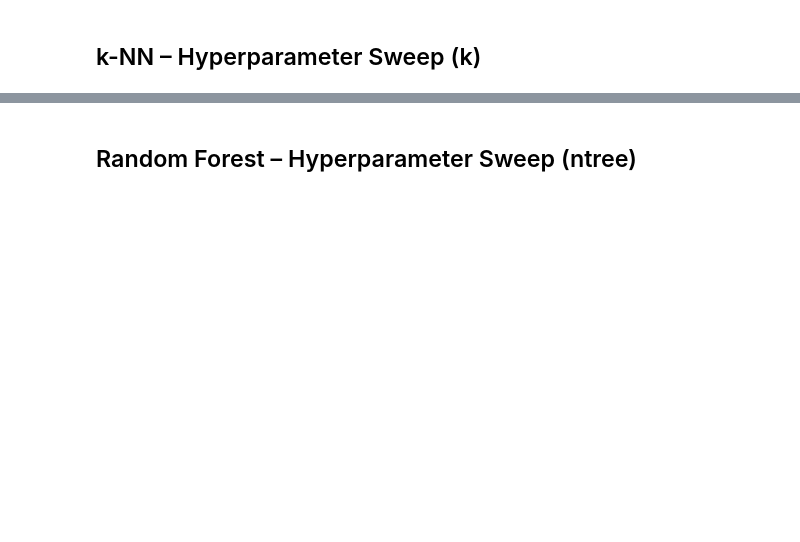
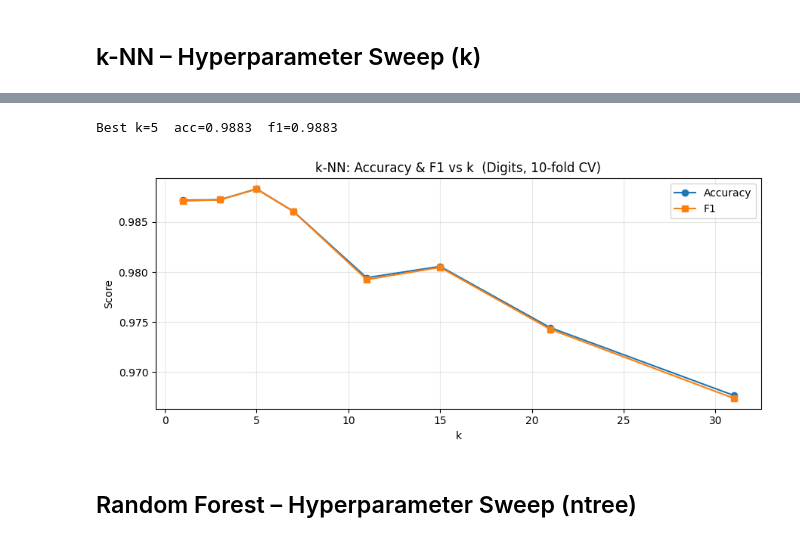
Before and after one commit to vishalhanuman14/classical-ml-benchmark, a Jupyter notebook: notebooks/01_digits.ipynb, the cells around one changed output, grey strips where cells are left out. Cells and saved outputs as stored; diff of their text form; code cells hidden in the pictures; blank space fills up the shorter version.

```diff
--- a/notebooks/01_digits.ipynb
+++ b/notebooks/01_digits.ipynb
@@ -16,15 +16,18 @@ if '.' not in sys.path:
 # %%
 import numpy as np
 import matplotlib.pyplot as plt
+import os
 from sklearn import datasets
 
-from algorithms.vishal import knn, random_forest, utils
+from algorithms.vishal import knn, random_forest, neural_network, utils
 
-# ── Load ──────────────────────────────────────────────────────────────────
-digits = datasets.load_digits(return_X_y=True)
-X_raw, y = digits[0], digits[1].astype(str)
+np.random.seed(42)
+os.makedirs('results', exist_ok=True)
 
-# Normalize (fit on full set – CV loop below re-normalizes per fold)
-X_full, _ = utils.normalize(X_raw, X_raw)
+# ── Load & normalize ──────────────────────────────────────────────────────────
+digits      = datasets.load_digits(return_X_y=True)
+X_raw, y_int = digits[0], digits[1]
+y           = y_int.astype(str)          # string labels for kNN / RF
+X_norm, _   = utils.normalize(X_raw, X_raw)
 
-print(f"Instances: {len(y)}, Features: {X_full.shape[1]}, Classes: {np.unique(y)}")
+print(f"Instances: {len(y)}  Features: {X_raw.shape[1]}  Classes: {np.unique(y)}")
@@ -35,7 +40,7 @@ K_VALUES = [1, 3, 5, 7, 11, 15, 21, 31]
 knn_results = {}
 
 for k in K_VALUES:
-    def model_fn(Xtr, ytr, Xte):
+    def model_fn(Xtr, ytr, Xte, k=k):
         Xtr_n, Xte_n = utils.normalize(Xtr, Xte)
         return knn.predict(Xtr_n, ytr, Xte_n, k)
 
@@ -45,21 +59,18 @@ for k in K_VALUES:
 # %%
 best_k = max(knn_results, key=lambda k: knn_results[k][1])
-print(f"Best k = {best_k}  (acc={knn_results[best_k][0]:.4f}, f1={knn_results[best_k][1]:.4f})")
+print(f"Best k={best_k}  acc={knn_results[best_k][0]:.4f}  f1={knn_results[best_k][1]:.4f}")
 
-ks   = list(knn_results.keys())
-accs = [knn_results[k][0] for k in ks]
-f1s  = [knn_results[k][1] for k in ks]
-
+ks = list(knn_results.keys())
 fig, ax = plt.subplots(figsize=(9, 4))
-ax.plot(ks, accs, '-o', label='Accuracy')
-ax.plot(ks, f1s,  '-s', label='F1 Score')
+ax.plot(ks, [knn_results[k][0] for k in ks], '-o', label='Accuracy')
+ax.plot(ks, [knn_results[k][1] for k in ks], '-s', label='F1')
 ax.set_xlabel('k'); ax.set_ylabel('Score')
 ax.set_title('k-NN: Accuracy & F1 vs k  (Digits, 10-fold CV)')
-ax.legend(); ax.grid(alpha=0.3)
-plt.tight_layout()
-os.makedirs('results', exist_ok=True)
-plt.savefig('results/digits_knn_k_sweep.png', dpi=150)
-plt.show()
+ax.legend(); ax.grid(alpha=0.3); plt.tight_layout()
+plt.savefig('results/digits_knn_k_sweep.png', dpi=150); plt.show()
+# %% [output]
+Best k=5  acc=0.9883  f1=0.9883
+[figure, added]
 # %% [markdown]
 ## Random Forest – Hyperparameter Sweep (ntree)
 # %%
```
Also changed, not shown: parts of 13 cells of this notebook.
